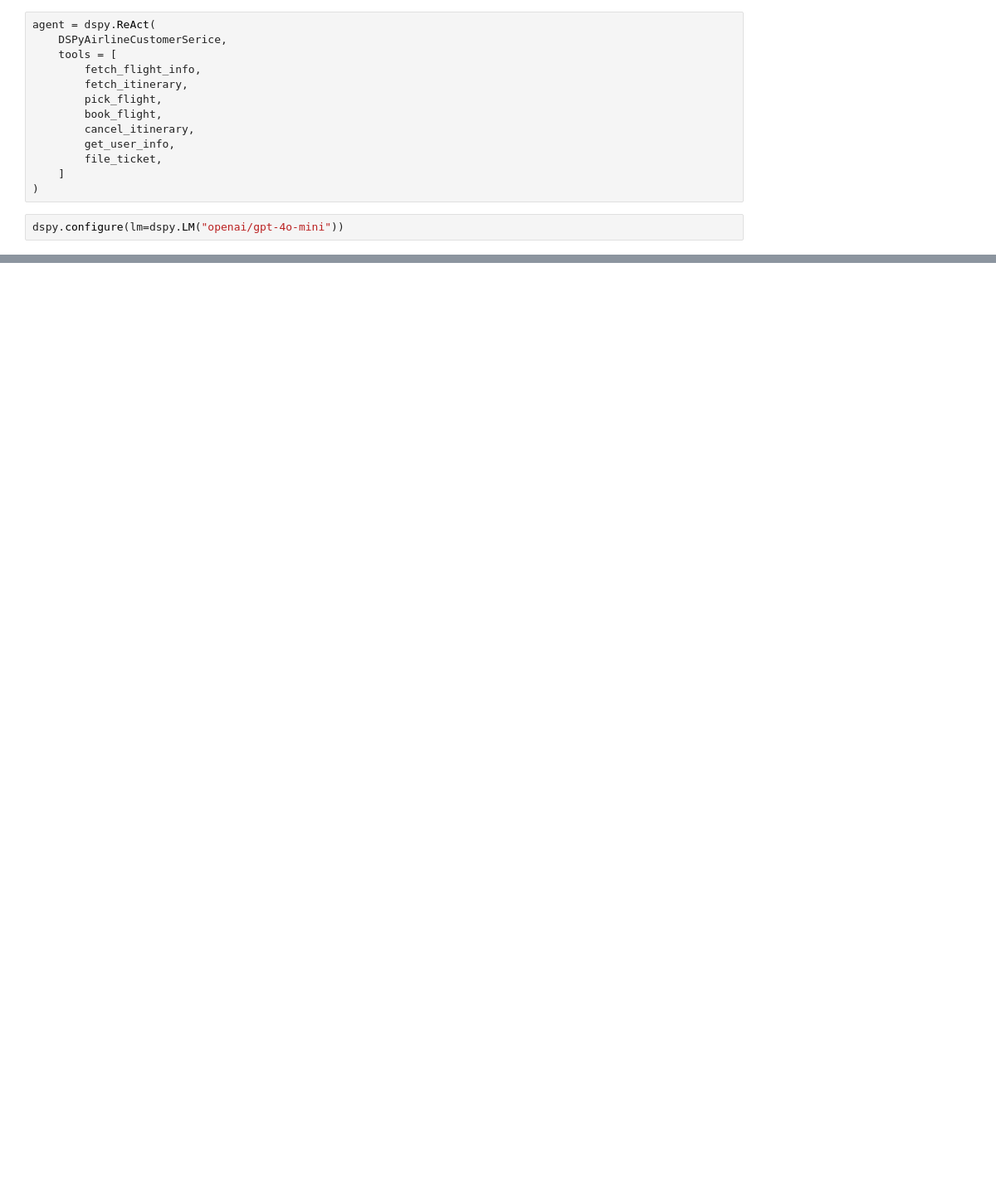
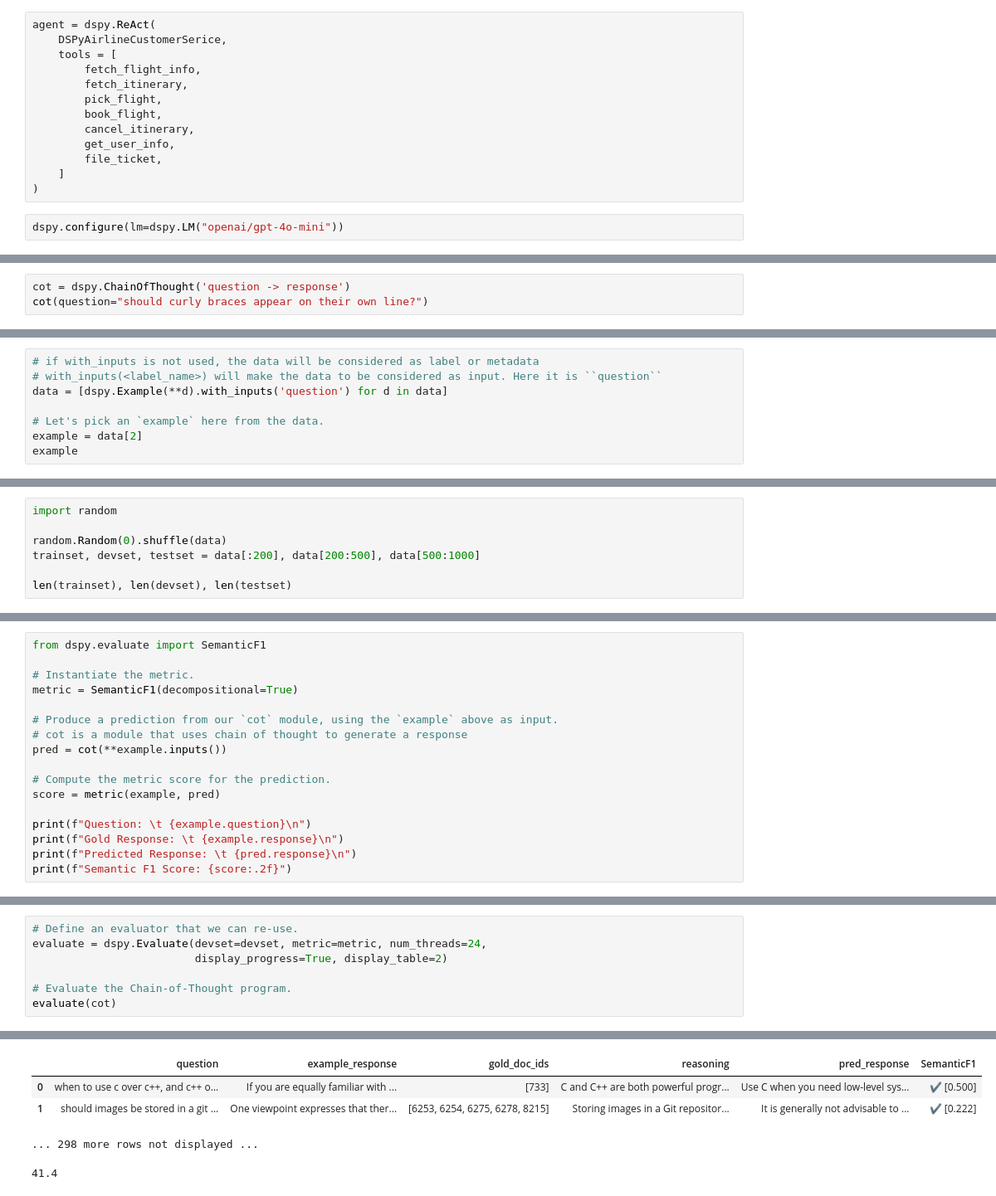
Before and after one commit to mlb2007/ai_tutorial_2025, a Jupyter notebook: session-2/tutorial_dspy.ipynb, the cells around one changed output, grey strips where cells are left out. Shown at 83% size. Saved outputs shown, nothing was run; the diff lists cells and outputs as text; blank space fills up the shorter version.

Commit message:
more DSPy

```diff
--- a/session-2/tutorial_dspy.ipynb
+++ b/session-2/tutorial_dspy.ipynb
@@ -211,0 +306,3 @@ Prediction(
+# %%
+cot = dspy.ChainOfThought('question -> response')
+cot(question="should curly braces appear on their own line?")
@@ -211,0 +333,8 @@ Prediction(
+# %%
+# if with_inputs is not used, the data will be considered as label or metadata
+# with_inputs(<label_name>) will make the data to be considered as input. Here it is ``question``
+data = [dspy.Example(**d).with_inputs('question') for d in data]
+
+# Let's pick an `example` here from the data.
+example = data[2]
+example
@@ -211,0 +343,7 @@ Prediction(
+# %%
+import random
+
+random.Random(0).shuffle(data)
+trainset, devset, testset = data[:200], data[200:500], data[500:1000]
+
+len(trainset), len(devset), len(testset)
@@ -211,0 +352,17 @@ Prediction(
+# %%
+from dspy.evaluate import SemanticF1
+
+# Instantiate the metric.
+metric = SemanticF1(decompositional=True)
+
+# Produce a prediction from our `cot` module, using the `example` above as input.
+# cot is a module that uses chain of thought to generate a response
+pred = cot(**example.inputs())
+
+# Compute the metric score for the prediction.
+score = metric(example, pred)
+
+print(f"Question: \t {example.question}\n")
+print(f"Gold Response: \t {example.response}\n")
+print(f"Predicted Response: \t {pred.response}\n")
+print(f"Semantic F1 Score: {score:.2f}")
@@ -211,0 +399,8 @@ Prediction(
+# %%
+# Define an evaluator that we can re-use.
+evaluate = dspy.Evaluate(devset=devset, metric=metric, num_threads=24,
+                         display_progress=True, display_table=2)
+
+# Evaluate the Chain-of-Thought program.
+evaluate(cot)
+# %% [output]
@@ -211,0 +408,5 @@ Prediction(
+|  | question | example_response | gold_doc_ids | reasoning | pred_response | SemanticF1 |
+| 0 | when to use c over c++, and c++ o... | If you are equally familiar with ... | [733] | C and C++ are both powerful progr... | Use C when you need low-level sys... | ✔️ [0.500] |
+| 1 | should images be stored in a git ... | One viewpoint expresses that ther... | [6253, 6254, 6275, 6278, 8215] | Storing images in a Git repositor... | It is generally not advisable to ... | ✔️ [0.222] |
+... 298 more rows not displayed ...
+41.4
```
Also changed, not shown: parts of 27 cells of this notebook, 5 other files.
